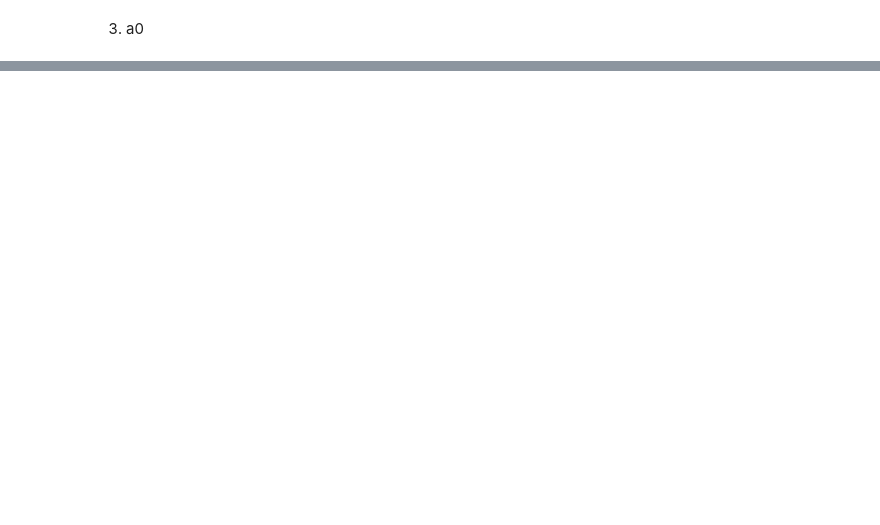
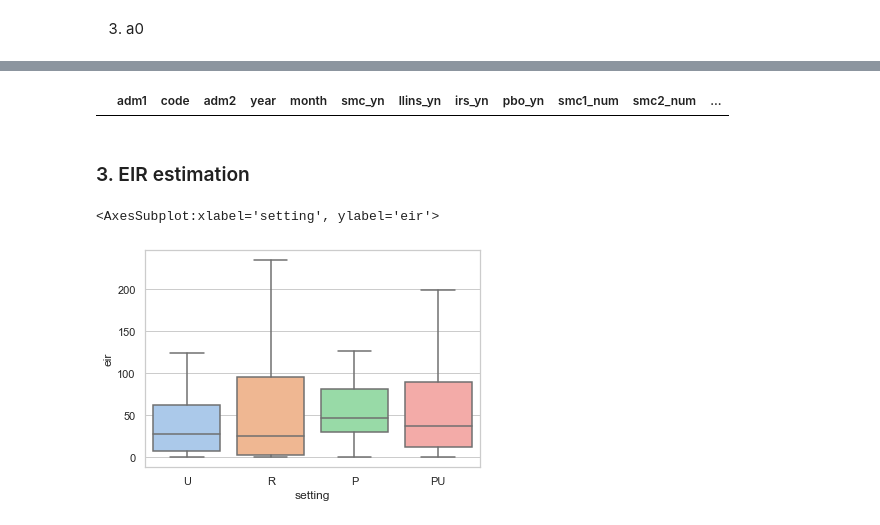
Before and after one commit to sepmein/mBench, a Jupyter notebook: GHA_data_preparation.ipynb, the cells around one changed output, grey strips where cells are left out. Drawn from its saved outputs; the diff is of its cells as text; code cells hidden in the pictures; blank space fills up the shorter version.

Commit message:
added intervention

```diff
--- a/GHA_data_preparation.ipynb
+++ b/GHA_data_preparation.ipynb
@@ -15,0 +13,10 @@ admin1_code_and_names = admin1[['3166-2 code','Subdivision name']]
+# %%
+import math
+
+import matplotlib.pyplot as plt
+import numpy as np
+import pandas as pd
+import seaborn as sns
+import shapefile
+
+sns.set_theme(style="whitegrid", palette="pastel")
@@ -241,2 +729,20 @@ GHA_Intervention_data
 # %%
-pd.merge(admin1_code_and_names, GHA_Intervention_data, left_on='Subdivision name', right_on='adm1')
+pd.merge(
+    gha_admin1,
+    GHA_Intervention_data,
+    left_on="adm1",
+    right_on="adm1",
+)
+# %% [output]
+|  | adm1 | code | adm2 | year | month | smc_yn | llins_yn | irs_yn | pbo_yn | smc1_num | smc2_num | ... |
+# %% [markdown]
+### 3. EIR estimation
+# %%
+eir = pd.read_csv("../Data/eir.csv")
+ghana_eir = eir[eir["Country"] == "Ghana"]
+# %%
+# TODO create a graph using eir data
+sns.boxplot(data=eir, y='eir', x='setting', showfliers=False)
+# %% [output]
+<AxesSubplot:xlabel='setting', ylabel='eir'>
+[figure, added]
```
Also changed, not shown: parts of 40 cells of this notebook.
